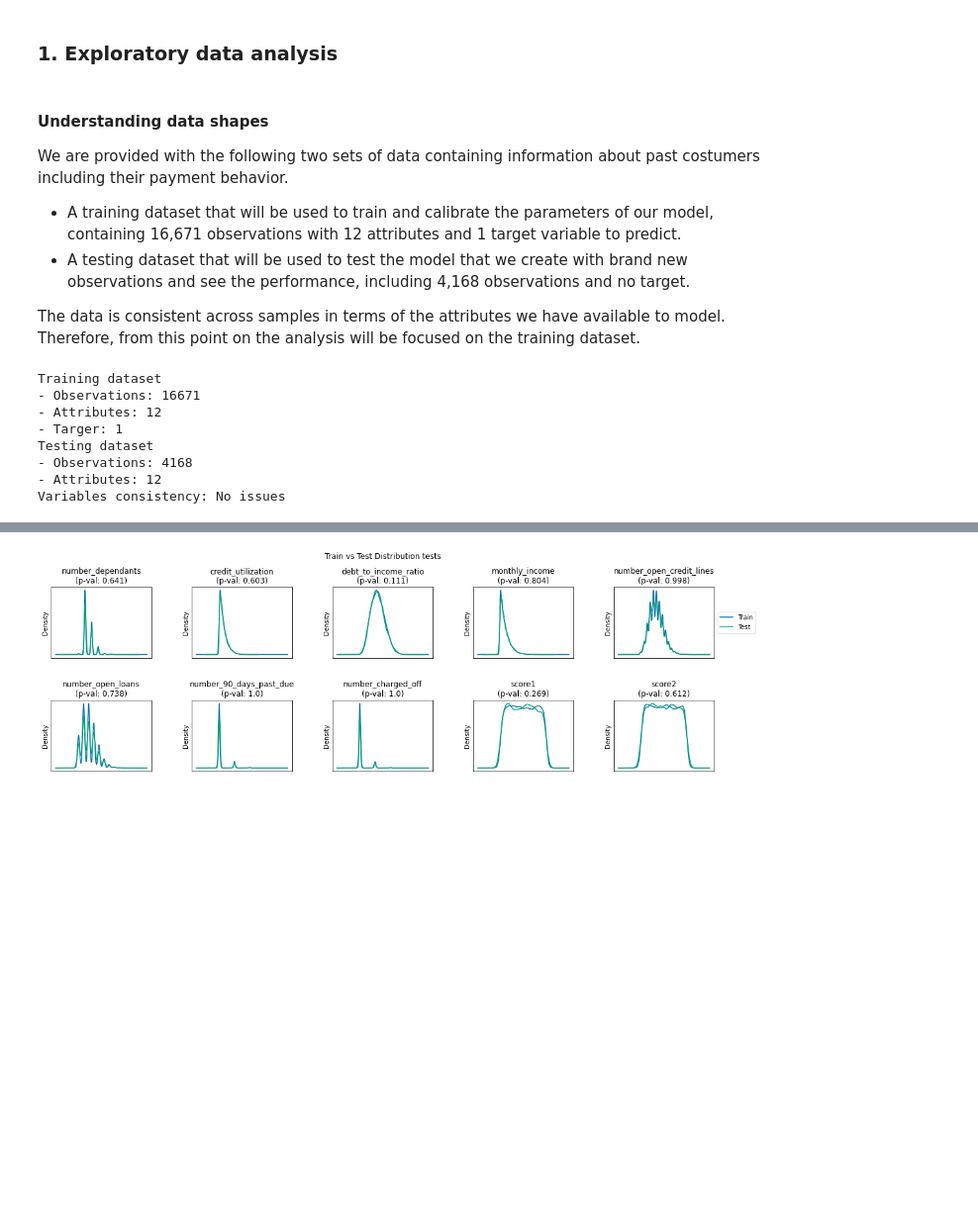
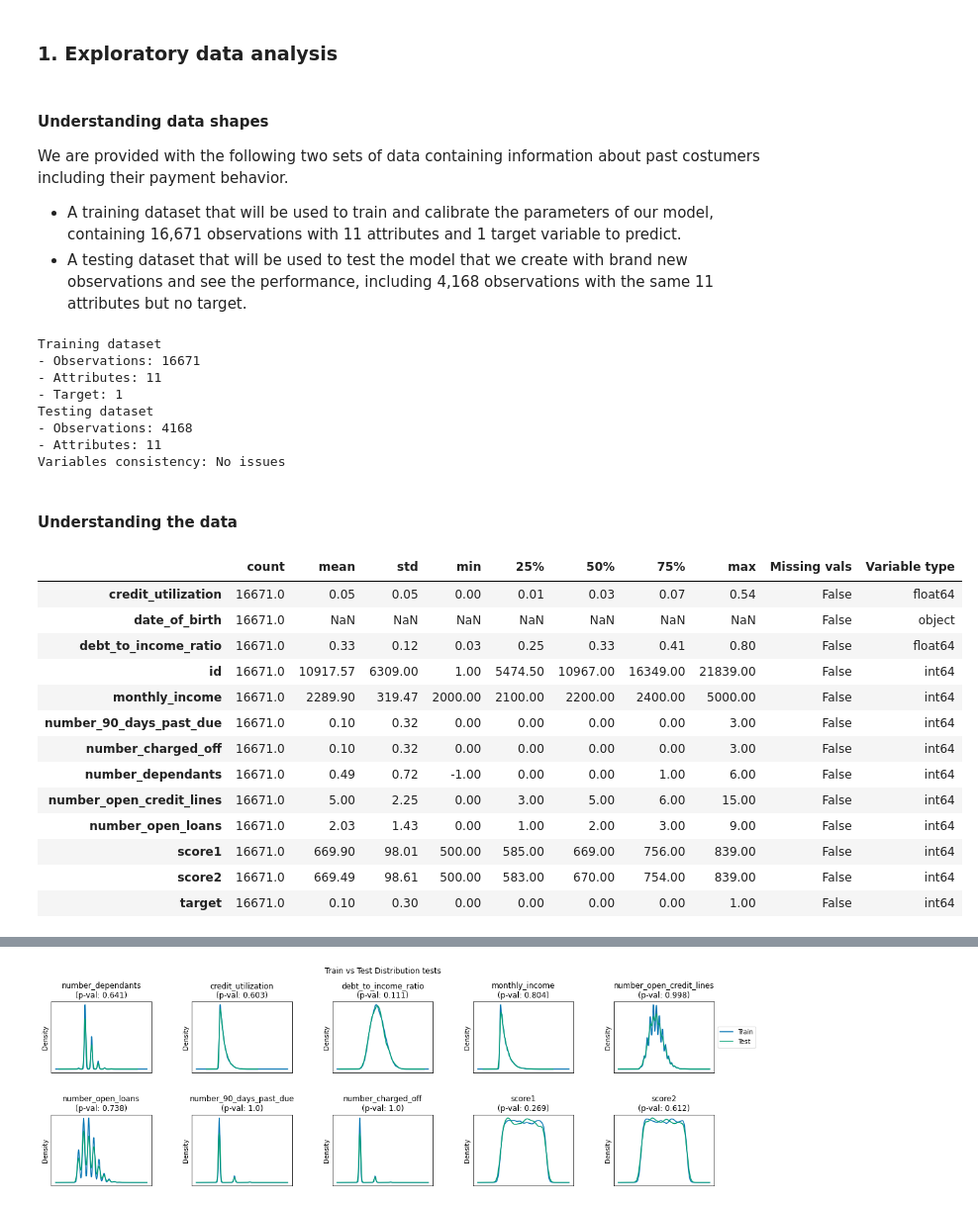
Before and after one commit to kevinmiguel97/Credit-default-model, a Jupyter notebook: Credit_default_model.ipynb, the cells around one changed output, grey strips where cells are left out. Shown: that part at 99% size. Cells and saved outputs as stored; diff of their text form; code cells hidden in the pictures; blank space fills up the shorter version.

```diff
--- a/Credit_default_model.ipynb
+++ b/Credit_default_model.ipynb
@@ -38,21 +38,19 @@ df_test.columns = [x.strip().lower() for x in df_test.columns]
 # %% [markdown]
 #### Understanding data shapes
 We are provided with the following two sets of data containing information about past costumers including their payment behavior.
-- A training dataset that will be used to train and calibrate the parameters of our model, containing 16,671 observations with 12 attributes and 1 target variable to predict.
-- A testing dataset that will be used to test the model that we create with brand new observations and see the performance, including 4,168 observations and no target.
-
-The data is consistent across samples in terms of the attributes we have available to model. Therefore, from this point on the analysis will be focused on the training dataset.
+- A training dataset that will be used to train and calibrate the parameters of our model, containing 16,671 observations with 11 attributes and 1 target variable to predict.
+- A testing dataset that will be used to test the model that we create with brand new observations and see the performance, including 4,168 observations with the same 11 attributes but no target.
 # %%
 # Printing shapes of the datasets
 # Training datset shape
 print('Training dataset')
 print('- Observations:', str(df_train.shape[0]))
-print('- Attributes:', str(df_train.shape[1] - 1))
+print('- Attributes:', str(df_train.shape[1] - 2))          # ID and Target is not an actual attribute
 print('- Target:', str(1))
 # Testing dataset
 print('Testing dataset')
 print('- Observations:', str(df_test.shape[0]))
-print('- Attributes:', str(df_test.shape[1]))
+print('- Attributes:', str(df_test.shape[1] - 1))           # ID is not an actual attribute
 # Verifying variables
 #print('\n')
 if list(df_train.columns[0:-1]) == list(df_test.columns):
@@ -60,9 +58,35 @@ if list(df_train.columns[0:-1]) == list(df_test.columns):
 # %% [output]
 Training dataset
 - Observations: 16671
-- Attributes: 12
-- Targer: 1
+- Attributes: 11
+- Target: 1
 Testing dataset
 - Observations: 4168
-- Attributes: 12
+- Attributes: 11
 Variables consistency: No issues
+# %% [markdown]
+#### Understanding the data
+# %%
+# Generate a general summary of the variables
+df_missingval = pd.DataFrame(df_train.isna().any(), columns=['Missing vals'])               # Check if there are any missing values
+df_types = pd.DataFrame(df_train.dtypes, columns=['Variable type'])                         # Obtain the datatypes of all colums
+df_describe = df_train.describe().round(decimals=2).transpose()                             # Generate summary statistics
+_ = pd.merge(df_missingval, df_types, how='inner', left_index=True, right_index=True)       # Intermediate merge types and missing val
+df_var_summary = pd.merge(df_describe, _ , how='outer', left_index=True, right_index=True)  # Final merge
+df_var_summary.loc['date_of_birth', 'count'] = 16671.0                                      # Replace count of date_of_birth
+df_var_summary
+# %% [output]
+|  | count | mean | std | min | 25% | 50% | 75% | max | Missing vals | Variable type |
+| credit_utilization | 16671.0 | 0.05 | 0.05 | 0.00 | 0.01 | 0.03 | 0.07 | 0.54 | False | float64 |
+| date_of_birth | 16671.0 | NaN | NaN | NaN | NaN | NaN | NaN | NaN | False | object |
+| debt_to_income_ratio | 16671.0 | 0.33 | 0.12 | 0.03 | 0.25 | 0.33 | 0.41 | 0.80 | False | float64 |
+| id | 16671.0 | 10917.57 | 6309.00 | 1.00 | 5474.50 | 10967.00 | 16349.00 | 21839.00 | False | int64 |
+| monthly_income | 16671.0 | 2289.90 | 319.47 | 2000.00 | 2100.00 | 2200.00 | 2400.00 | 5000.00 | False | int64 |
+| number_90_days_past_due | 16671.0 | 0.10 | 0.32 | 0.00 | 0.00 | 0.00 | 0.00 | 3.00 | False | int64 |
+| number_charged_off | 16671.0 | 0.10 | 0.32 | 0.00 | 0.00 | 0.00 | 0.00 | 3.00 | False | int64 |
+| number_dependants | 16671.0 | 0.49 | 0.72 | -1.00 | 0.00 | 0.00 | 1.00 | 6.00 | False | int64 |
+| number_open_credit_lines | 16671.0 | 5.00 | 2.25 | 0.00 | 3.00 | 5.00 | 6.00 | 15.00 | False | int64 |
+| number_open_loans | 16671.0 | 2.03 | 1.43 | 0.00 | 1.00 | 2.00 | 3.00 | 9.00 | False | int64 |
+| score1 | 16671.0 | 669.90 | 98.01 | 500.00 | 585.00 | 669.00 | 756.00 | 839.00 | False | int64 |
+| score2 | 16671.0 | 669.49 | 98.61 | 500.00 | 583.00 | 670.00 | 754.00 | 839.00 | False | int64 |
+| target | 16671.0 | 0.10 | 0.30 | 0.00 | 0.00 | 0.00 | 0.00 | 1.00 | False | int64 |
```
Also changed, not shown: parts of 10 cells of this notebook.
